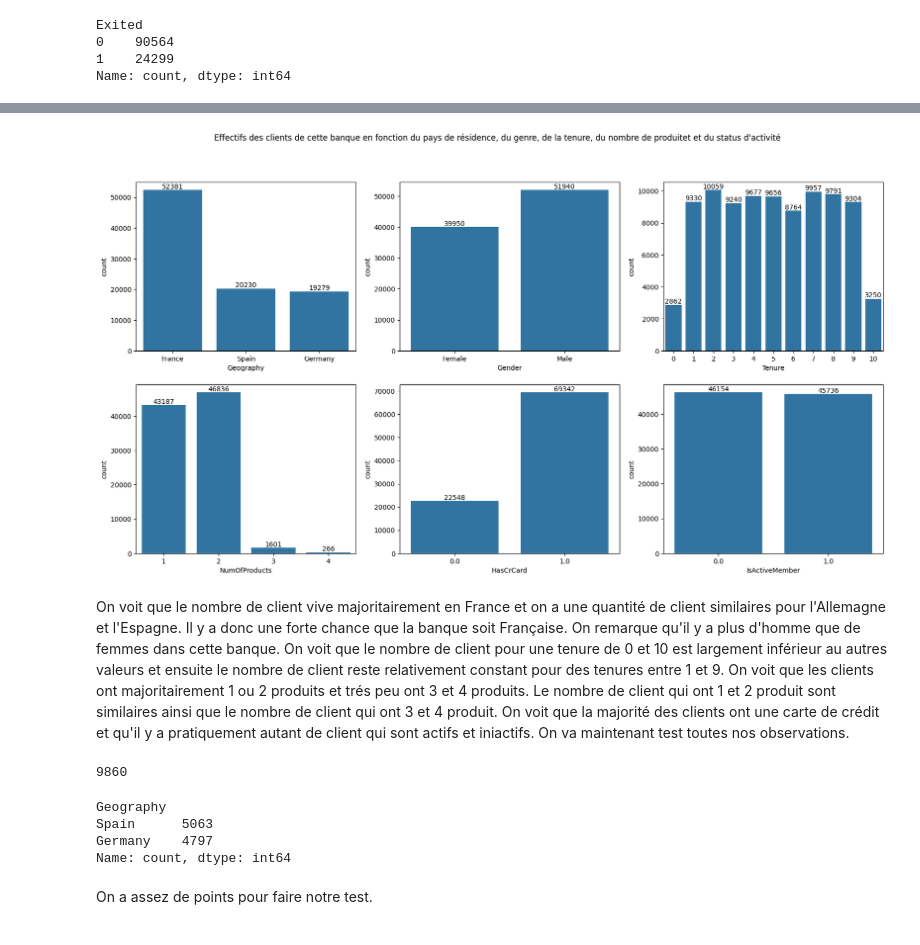
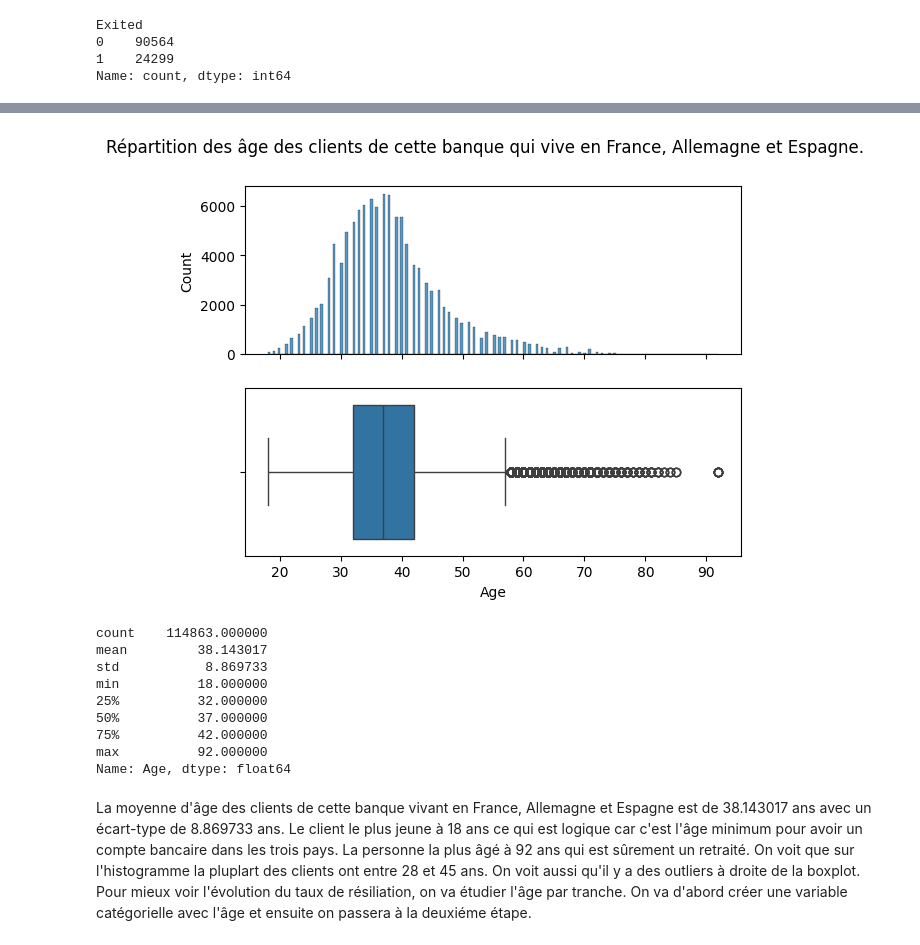
Before and after one commit to fmazur57u/Bank-churn, a Jupyter notebook: bankChurn/src/bankchurn/projet_bank_churn.ipynb, the cells around one changed output, grey strips where cells are left out. Saved outputs shown, nothing was run; the diff lists cells and outputs as text; code cells hidden in the pictures.

Commit message:
Analyse de l'âge par tranche.

```diff
--- a/bankChurn/src/bankchurn/projet_bank_churn.ipynb
+++ b/bankChurn/src/bankchurn/projet_bank_churn.ipynb
@@ -78,33 +131,23 @@ len(confirmation_set)
-# %%
-fig, ax = plt.subplots(2, 3)
-fig.set_size_inches(20, 10)
-plt.suptitle("Effectifs des clients de cette banque en fonction du pays de résidence, du genre, de la tenure, du nombre de produitet et du status d'activité")
-sns.countplot(data=observation_set, x="Geography", ax=ax[0,0])
-sns.countplot(data=observation_set, x="Gender", ax=ax[0,1])
-sns.countplot(data=observation_set, x="Tenure", ax=ax[0,2])
-sns.countplot(data=observation_set, x="NumOfProducts", ax=ax[1,0])
-sns.countplot(data=observation_set, x="HasCrCard", ax=ax[1,1])
-sns.countplot(data=observation_set, x="IsActiveMember", ax=ax[1,2])
-for i in range(2):
-    for ii in range(3):
-        for container in ax[i, ii].containers:
-            ax[i, ii].bar_label(container)
-plt.show()
-# %% [output]
-[figure, removed]
-# %% [markdown]
-On voit que le nombre de client vive majoritairement en France et on a une quantité de client similaires pour l'Allemagne et l'Espagne. Il y a donc une forte chance que la banque soit Française. On remarque qu'il y a plus d'homme que de femmes dans cette banque. On voit que le nombre de client pour une tenure de 0 et 10 est largement inférieur au autres valeurs et ensuite le nombre de client reste relativement constant pour des tenures entre 1 et 9. On voit que les clients ont majoritairement 1 ou 2 produits et trés peu ont 3 et 4 produits. Le nombre de client qui ont 1 et 2 produit sont similaires ainsi que le nombre de client qui ont 3 et 4 produit. On voit que la majorité des clients ont une carte de crédit et qu'il y a pratiquement autant de client qui sont actifs et iniactifs. On va maintenant test toutes nos observations.
-# %%
-data_test = confirmation_set.query("`Geography` != 'France'")
-len(data_test)
-# %% [output]
-9860
-# %%
-data_test["Geography"].value_counts()
-# %% [output]
-Geography
-Spain      5063
-Germany    4797
-Name: count, dtype: int64
-# %% [markdown]
-On a assez de points pour faire notre test.
+# %%
+fig, ax = plt.subplots(2, 1, sharex=True)
+plt.suptitle(
+    "Répartition des âge des clients de cette banque qui vive en France, Allemagne et Espagne."
+)
+sns.histplot(data=train_set, x="Age", ax=ax[0])
+sns.boxplot(data=train_set, x="Age", ax=ax[1])
+plt.show()
+
+train_set["Age"].describe()
+# %% [output]
+[figure, added]
+count    114863.000000
+mean         38.143017
+std           8.869733
+min          18.000000
+25%          32.000000
+50%          37.000000
+75%          42.000000
+max          92.000000
+Name: Age, dtype: float64
+# %% [markdown]
+La moyenne d'âge des clients de cette banque vivant en France, Allemagne et Espagne est de 38.143017 ans avec un écart-type de 8.869733 ans. Le client le plus jeune à 18 ans ce qui est logique car c'est l'âge minimum pour avoir un compte bancaire dans les trois pays. La personne la plus âgé à 92 ans qui est sûrement un retraité. On voit que sur l'histogramme la pluplart des clients ont entre 28 et 45 ans. On voit aussi qu'il y a des outliers à droite de la boxplot. Pour mieux voir l'évolution du taux de résiliation, on va étudier l'âge par tranche. On va d'abord créer une variable catégorielle avec l'âge et ensuite on passera à la deuxiéme étape.
```
Also changed, not shown: parts of 37 cells of this notebook.
